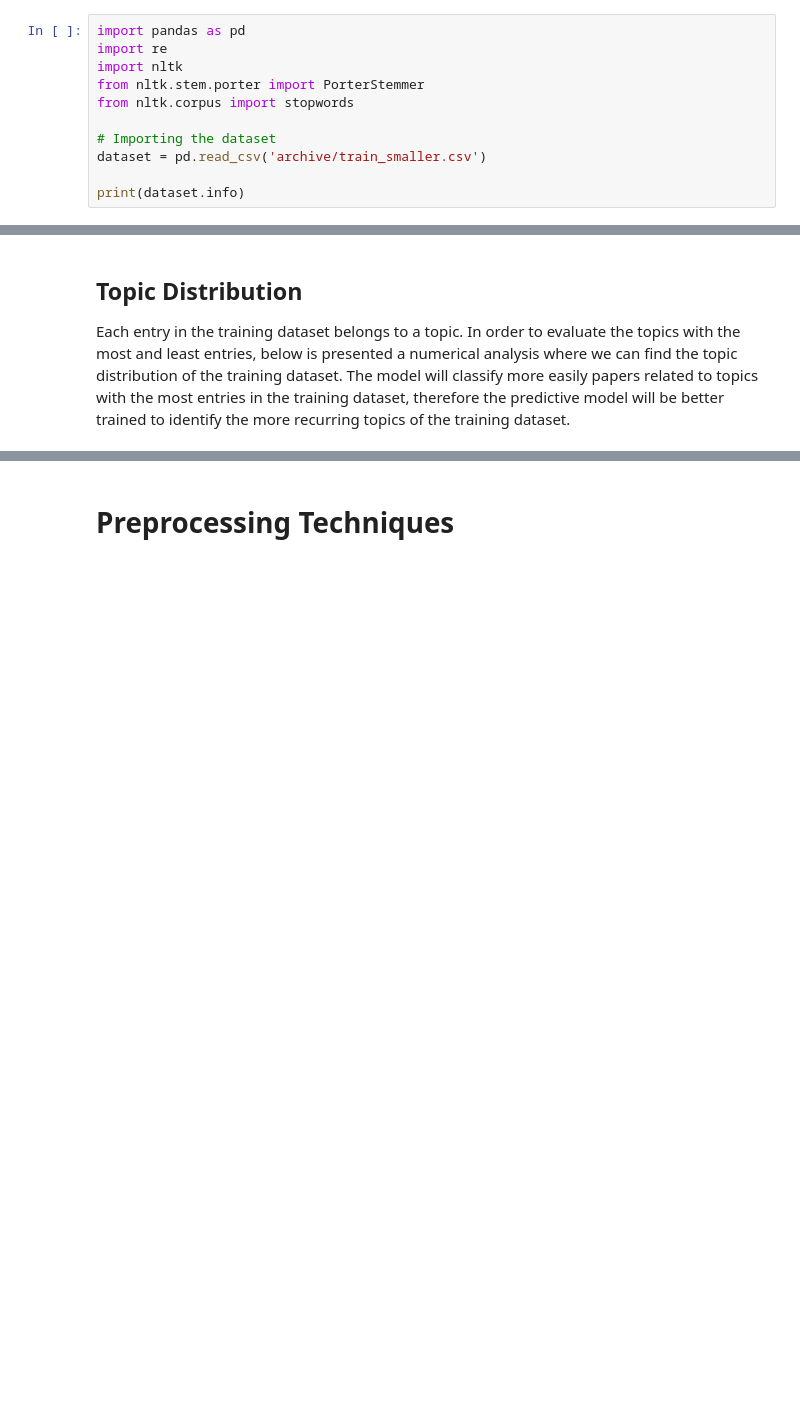
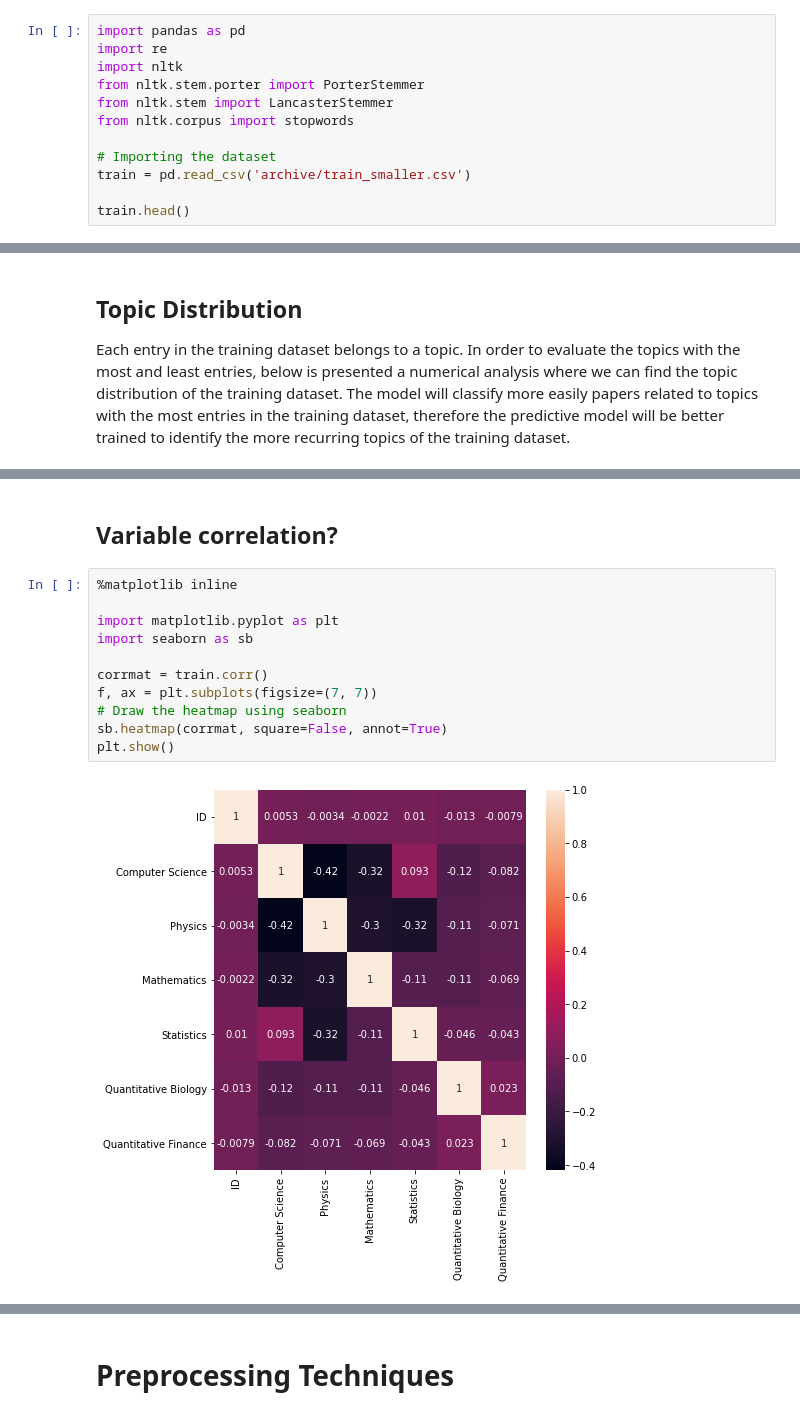
Before and after one commit to claramoreirag/FEUP-IART, a Jupyter notebook: notebook.ipynb, the cells around one changed output, grey strips where cells are left out. Cells and saved outputs as stored; diff of their text form; blank space fills up the shorter version.

```diff
--- a/notebook.ipynb
+++ b/notebook.ipynb
@@ -13,10 +13,11 @@ import pandas as pd
 import re
 import nltk
 from nltk.stem.porter import PorterStemmer
+from nltk.stem import LancasterStemmer
 from nltk.corpus import stopwords
 
 # Importing the dataset
-dataset = pd.read_csv('archive/train_smaller.csv')
+train = pd.read_csv('archive/train_smaller.csv')
 
-print(dataset.info)
+train.head()
 # %% [output]
@@ -85,3 +118,18 @@ As a percentage:
 - Statistics:  26 %
 - Quantitative Biology:  3 %
 - Quantitative Finance:  1 %
+# %% [markdown]
+## Variable correlation?
+# %%
+%matplotlib inline
+
+import matplotlib.pyplot as plt
+import seaborn as sb
+
+corrmat = train.corr()
+f, ax = plt.subplots(figsize=(7, 7))
+# Draw the heatmap using seaborn
+sb.heatmap(corrmat, square=False, annot=True)
+plt.show()
+# %% [output]
+[figure, added]
```
Also changed, not shown: parts of 21 cells of this notebook.
